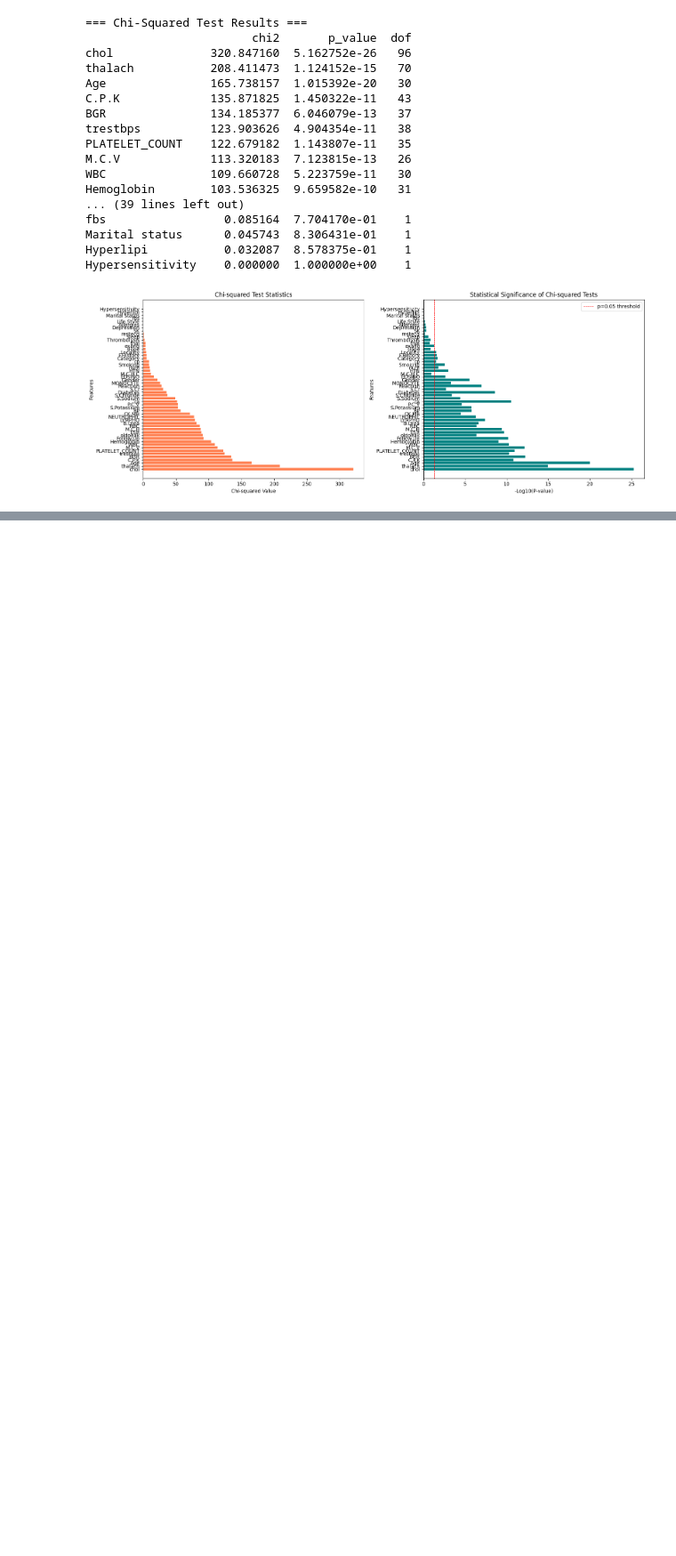
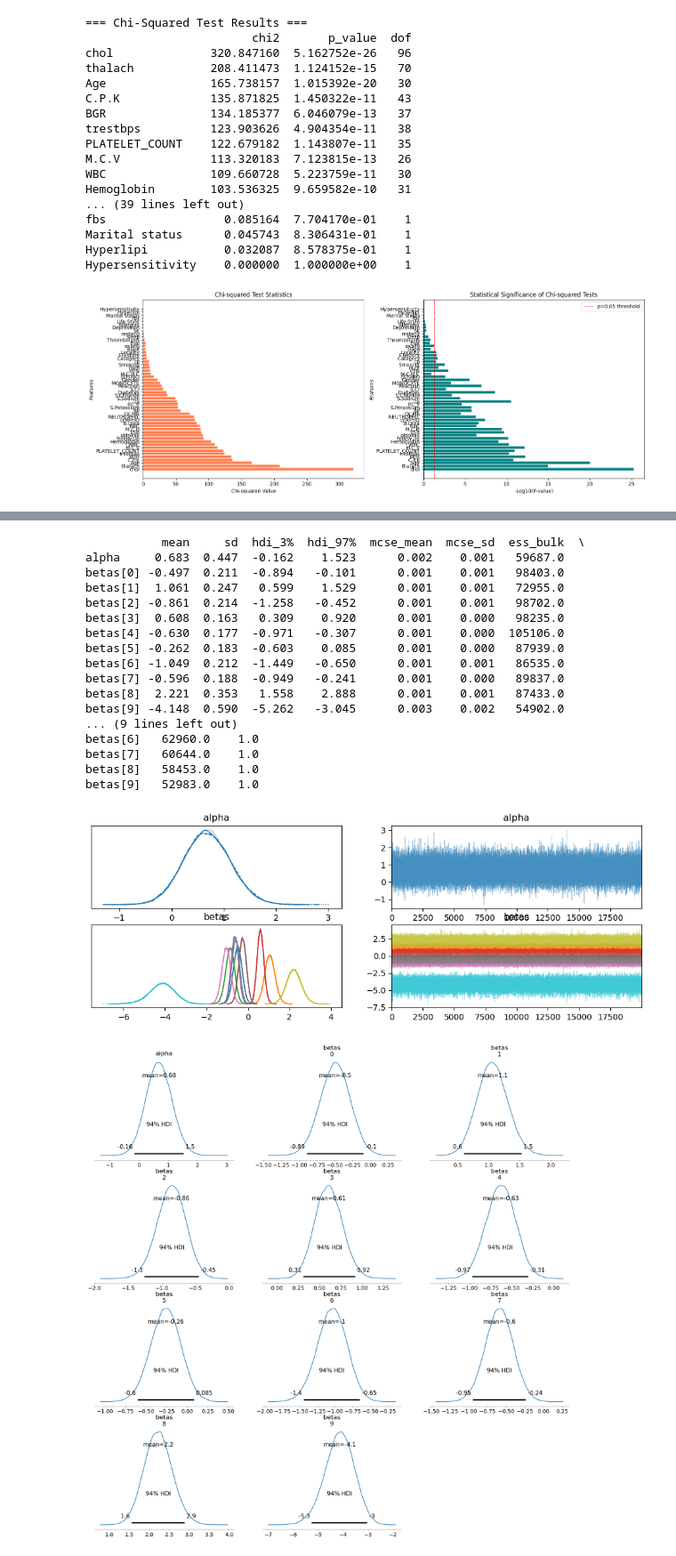
Before and after one commit to Akshit-H-Jain/heart-failure-prediction, a Jupyter notebook: notebooks/health-disease-prediction.ipynb, the cells around one changed output, grey strips where cells are left out. Shown at 89% size. Cells and saved outputs as stored; diff of their text form; code cells hidden in the pictures; blank space fills up the shorter version.

```diff
--- a/notebooks/health-disease-prediction.ipynb
+++ b/notebooks/health-disease-prediction.ipynb
@@ -642,0 +780,31 @@ Hypersensitivity    0.000000  1.000000e+00    1
+# %%
+import arviz as az
+
+summary = az.summary(trace)
+print(summary)
+
+az.plot_trace(trace)
+plt.show()
+
+az.plot_posterior(trace)
+plt.show()
+# %% [output]
+           mean     sd  hdi_3%  hdi_97%  mcse_mean  mcse_sd  ess_bulk  \
+alpha     0.683  0.447  -0.162    1.523      0.002    0.001   59687.0
+betas[0] -0.497  0.211  -0.894   -0.101      0.001    0.001   98403.0
+betas[1]  1.061  0.247   0.599    1.529      0.001    0.001   72955.0
+betas[2] -0.861  0.214  -1.258   -0.452      0.001    0.001   98702.0
+betas[3]  0.608  0.163   0.309    0.920      0.001    0.000   98235.0
+betas[4] -0.630  0.177  -0.971   -0.307      0.001    0.000  105106.0
+betas[5] -0.262  0.183  -0.603    0.085      0.001    0.000   87939.0
+betas[6] -1.049  0.212  -1.449   -0.650      0.001    0.001   86535.0
+betas[7] -0.596  0.188  -0.949   -0.241      0.001    0.000   89837.0
+betas[8]  2.221  0.353   1.558    2.888      0.001    0.001   87433.0
+betas[9] -4.148  0.590  -5.262   -3.045      0.003    0.002   54902.0
+... (9 lines left out)
+betas[6]   62960.0    1.0
+betas[7]   60644.0    1.0
+betas[8]   58453.0    1.0
+betas[9]   52983.0    1.0
+[figure, added]
+[figure, added]
```
Also changed, not shown: parts of 33 cells of this notebook.
